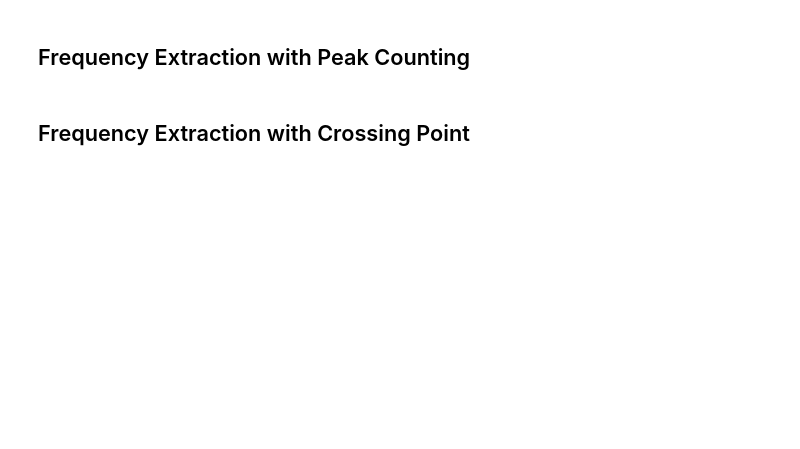
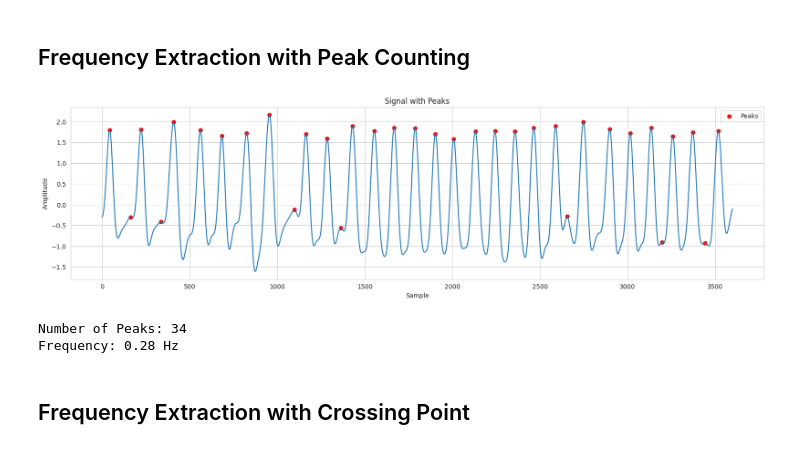
Before and after one commit to pzierahn/respiration, a Jupyter notebook: notebooks/04-Support/analysis_methods.ipynb, the cells around one changed output. Cells and saved outputs as stored; diff of their text form; code cells hidden in the pictures; blank space fills up the shorter version.

Commit message:
Fix analysis_methods.ipynb

```diff
--- a/notebooks/04-Support/analysis_methods.ipynb
+++ b/notebooks/04-Support/analysis_methods.ipynb
@@ -7,7 +7,7 @@ from respiration.dataset import VitalCamSet
 
 dataset = VitalCamSet()
 
-subject = 'Proband09'
+subject = 'Proband15'
 scenario = '101_natural_lighting'
 # %%
 hyperparameters = {
@@ -22,15 +22,15 @@ gt_sample_rate = 30
 # %% [markdown]
 ## Signal Preprocessing
 # %%
-import respiration.preprocessing as preprocessing
+import respiration.analysis as analysis
 
-signal_filter = preprocessing.butterworth_filter(
+signal_filter = analysis.butterworth_filter(
     gt_signal,
     gt_sample_rate,
     lowpass=hyperparameters['filter_lowpass'],
     highpass=hyperparameters['filter_highpass'],
 )
-signal_normalization = preprocessing.normalize_signal(signal_filter)
+signal_normalization = analysis.normalize_signal(signal_filter)
 
 processed_signal = signal_normalization
 # %%
@@ -93,25 +97,30 @@ plt.show()
 # %% [markdown]
 ## Frequency Extraction with Peak Counting
 # %%
-peaks = find_peaks(processed_signal, gt_sample_rate)
+peaks = find_peaks(processed_signal, gt_sample_rate, min_frequency=0.08)
 
 fig = plt.figure(figsize=(20, 5))
 
 # Plot the signal with the peaks
 plt.plot(processed_signal)
 plt.scatter(peaks, processed_signal[peaks], color='r', label='Peaks')
 plt.title('Signal with Peaks')
 plt.xlabel('Sample')
 plt.ylabel('Amplitude')
 plt.legend()
 
 utils.savefig(fig, figure_dir, 'peaks')
 
 plt.show()
+# %% [output]
+[figure, added]
 # %%
 print(f'Number of Peaks: {len(peaks)}')
 pc_frequency = len(peaks) / (len(processed_signal) / gt_sample_rate)
 print(f'Frequency: {pc_frequency:.2f} Hz')
+# %% [output]
+Number of Peaks: 34
+Frequency: 0.28 Hz
 # %% [markdown]
 ## Frequency Extraction with Crossing Point
 # %%
```
Also changed, not shown: parts of 8 cells of this notebook.
